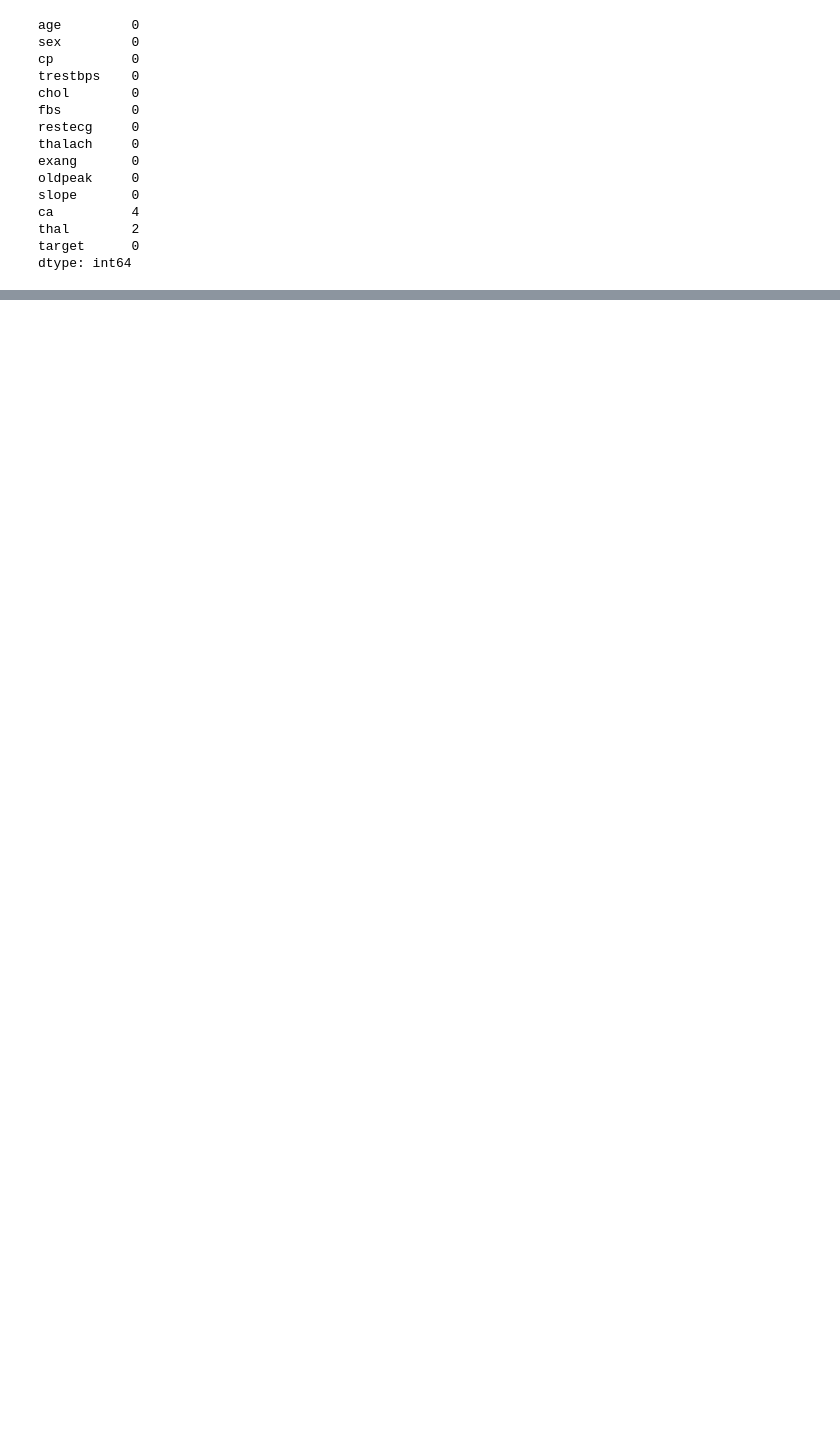
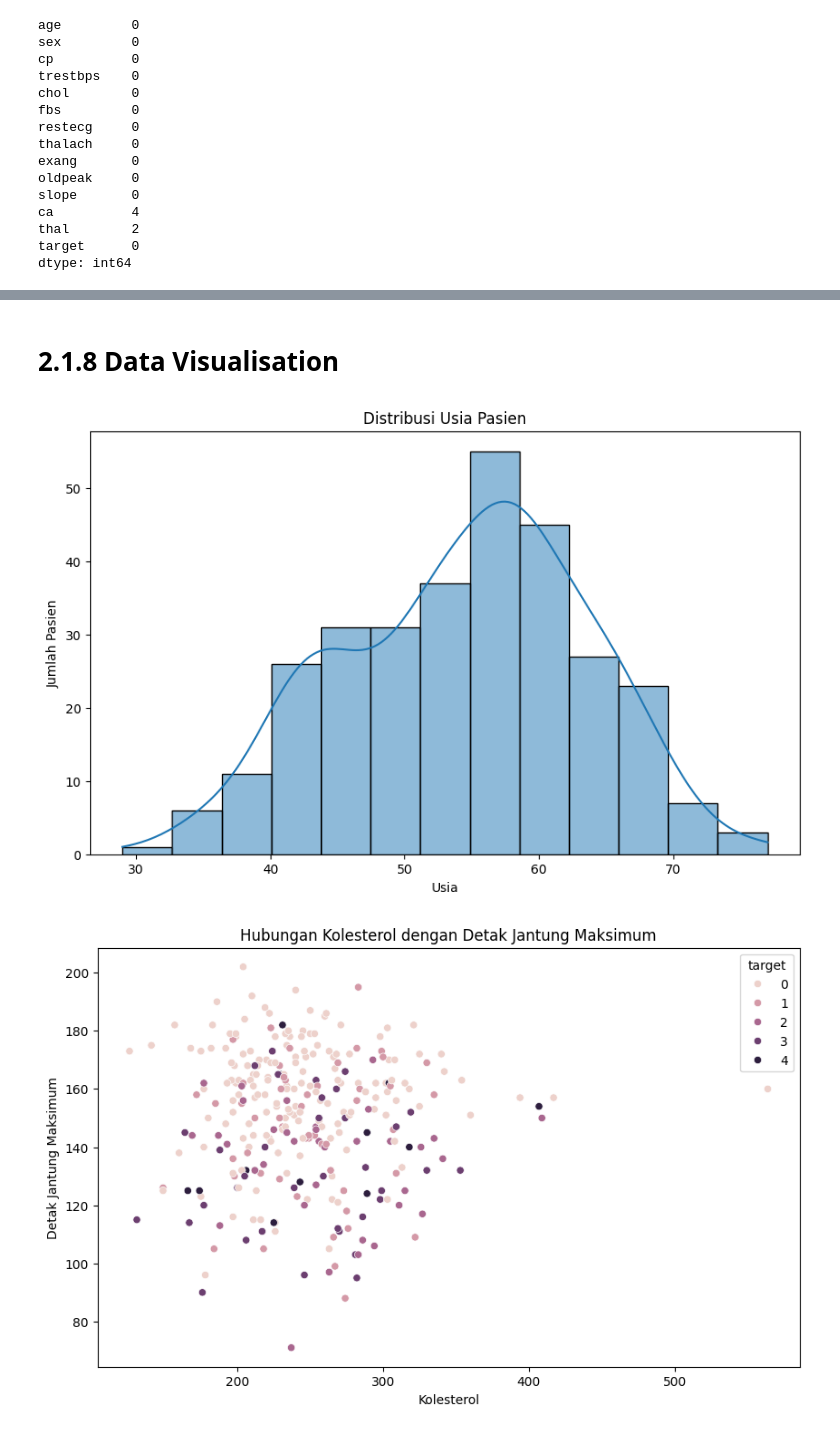
Before and after one commit to hendrowunga/ML-Learning-Path, a Jupyter notebook: Mesin_Learning/USIP2/demo.ipynb, the cells around one changed output, grey strips where cells are left out. Cells and saved outputs as stored; diff of their text form; code cells hidden in the pictures; blank space fills up the shorter version.

```diff
--- a/Mesin_Learning/USIP2/demo.ipynb
+++ b/Mesin_Learning/USIP2/demo.ipynb
@@ -36,0 +12,12 @@ df=pd.read_csv(csv_path)
+# %%
+# URL dataset
+url = "https://archive.ics.uci.edu/ml/machine-learning-databases/heart-disease/processed.cleveland.data"
+
+# Baca dataset dengan pandas
+df = pd.read_csv(url, header=None, names=[
+    "age", "sex", "cp", "trestbps", "chol", "fbs", "restecg",
+    "thalach", "exang", "oldpeak", "slope", "ca", "thal", "target"
+])
+
+# Tampilkan beberapa baris data
+df.head()
@@ -43 +53,5 @@ df.shape
+# %%
+# Ubah kolom 'ca' dan 'thal' ke tipe numerik
+df['ca'] = pd.to_numeric(df['ca'], errors='coerce')
+df['thal'] = pd.to_numeric(df['thal'], errors='coerce')
 # %%
@@ -81,0 +188,36 @@ df.describe()
+# %% [markdown]
+# 2.1.8 Data Visualisation
+# %%
+# Visualisasi Data
+# 1. Histogram
+plt.figure(figsize=(10, 6))
+sns.histplot(df['age'], kde=True)
+plt.title("Distribusi Usia Pasien")
+plt.xlabel("Usia")
+plt.ylabel("Jumlah Pasien")
+plt.show()
+
+# 2. Scatter Plot
+plt.figure(figsize=(10, 6))
+sns.scatterplot(x='chol', y='thalach', data=df, hue='target')
+plt.title("Hubungan Kolesterol dengan Detak Jantung Maksimum")
+plt.xlabel("Kolesterol")
+plt.ylabel("Detak Jantung Maksimum")
+plt.show()
+
+# 3. Box Plot
+plt.figure(figsize=(10, 6))
+sns.boxplot(x='target', y='trestbps', data=df)
+plt.title("Perbandingan Tekanan Darah Istirahat Berdasarkan Status Penyakit Jantung")
+plt.xlabel("Status Penyakit Jantung")
+plt.ylabel("Tekanan Darah Istirahat")
+plt.show()
+
+# 4. Heatmap Korelasi
+plt.figure(figsize=(10, 6))
+sns.heatmap(df.corr(), annot=True, cmap='coolwarm')
+plt.title("Matriks Korelasi Fitur")
+plt.show()
+# %% [output]
+[figure, added]
+[figure, added]
```
Also changed, not shown: parts of 19 cells of this notebook.
